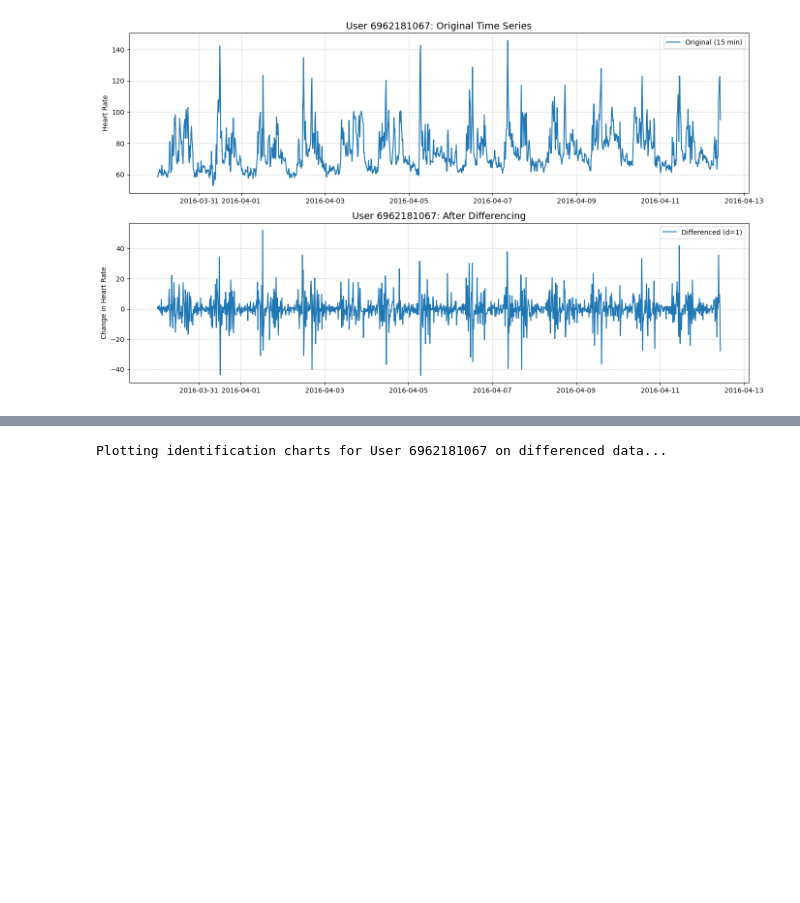
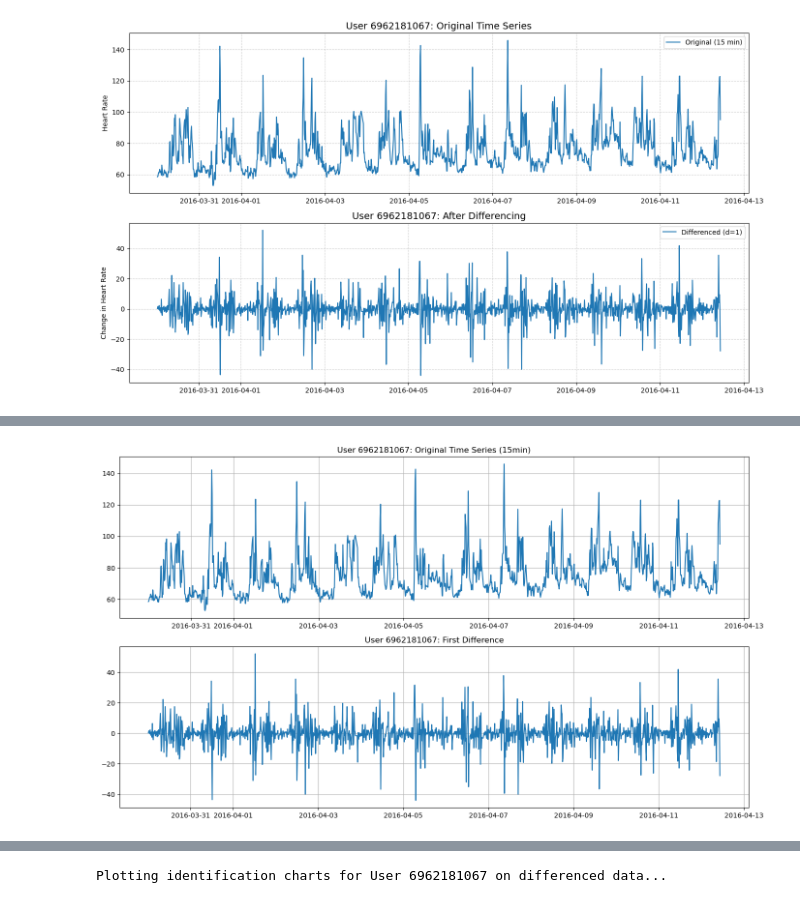
Before and after one commit to kietxuan/FitBit-VitalSigns-Project, a Jupyter notebook: notebooks/3.0-arima-week7.ipynb, the cells around one changed output, grey strips where cells are left out. Cells and saved outputs as stored; diff of their text form; code cells hidden in the pictures; blank space fills up the shorter version.

```diff
--- a/notebooks/3.0-arima-week7.ipynb
+++ b/notebooks/3.0-arima-week7.ipynb
@@ -93,3 +93,86 @@ dtype: float64
  CONCLUSION: The series is STATIONARY. (p-value < 0.05)
 --------------------------------------------------
 [figure]
+# %%
+import pandas as pd
+import numpy as np
+import matplotlib.pyplot as plt
+from statsmodels.tsa.stattools import adfuller, kpss
+
+# 1. LOAD FILE GỐC
+df = pd.read_csv('../data/processed/MultiUser_VitalSigns.csv')
+df['Timestamp'] = pd.to_datetime(df['Timestamp'])
+
+# 2. CHỌN USER
+user_id = 6962181067
+print(f"Analyzing User: {user_id}")
+
+df_user = df[df['Id'] == user_id].sort_values('Timestamp').set_index('Timestamp')
+
+# --- PREPROCESSING ---
+df_processed = df_user['Heart_Rate'].resample('15min').mean().interpolate()
+
+print(f"Number of data points after preprocessing: {len(df_processed)}")
+
+# =========================
+# ADF TEST
+# =========================
+def adf_test(series, title=''):
+    print(f'\n=== ADF TEST RESULTS: {title} ===')
+    result = adfuller(series.dropna(), autolag='AIC')
+
+    print(f"ADF Statistic: {result[0]}")
+    print(f"p-value: {result[1]}")
+
+    if result[1] <= 0.05:
+        print("CONCLUSION: STATIONARY (Reject H0)")
+    else:
+        print("CONCLUSION: NON-STATIONARY (Fail to Reject H0)")
+
+# =========================
+# KPSS TEST
+# =========================
+def kpss_test(series, title=''):
+    print(f'\n=== KPSS TEST RESULTS: {title} ===')
+    result = kpss(series.dropna(), regression='c', nlags='auto')
+
+    print(f"KPSS Statistic: {result[0]}")
+    print(f"p-value: {result[1]}")
+
+    if result[1] <= 0.05:
+        print("CONCLUSION: NON-STATIONARY (Reject H0)")
+    else:
+        print("CONCLUSION: STATIONARY (Fail to Reject H0)")
+
+# =========================
+# CHẠY TEST DỮ LIỆU GỐC
+# =========================
+adf_test(df_processed, title='Original Data (Resampled + Interpolated)')
+kpss_test(df_processed, title='Original Data (Resampled + Interpolated)')
+
+# =========================
+# FIRST DIFFERENCE
+# =========================
+df_diff = df_processed.diff()
+
+adf_test(df_diff, title='First Order Differenced Data')
+kpss_test(df_diff, title='First Order Differenced Data')
+
+# =========================
+# VẼ BIỂU ĐỒ
+# =========================
+plt.figure(figsize=(14, 8))
+
+plt.subplot(2, 1, 1)
+plt.plot(df_processed)
+plt.title(f'User {user_id}: Original Time Series (15min)')
+plt.grid(True)
+
+plt.subplot(2, 1, 2)
+plt.plot(df_diff)
+plt.title(f'User {user_id}: First Difference')
+plt.grid(True)
+
+plt.tight_layout()
+plt.show()
+# %% [output]
@@ -95,0 +199 @@ dtype: float64
+[figure, added]
```
Also changed, not shown: parts of 6 cells of this notebook, 3 other files.
